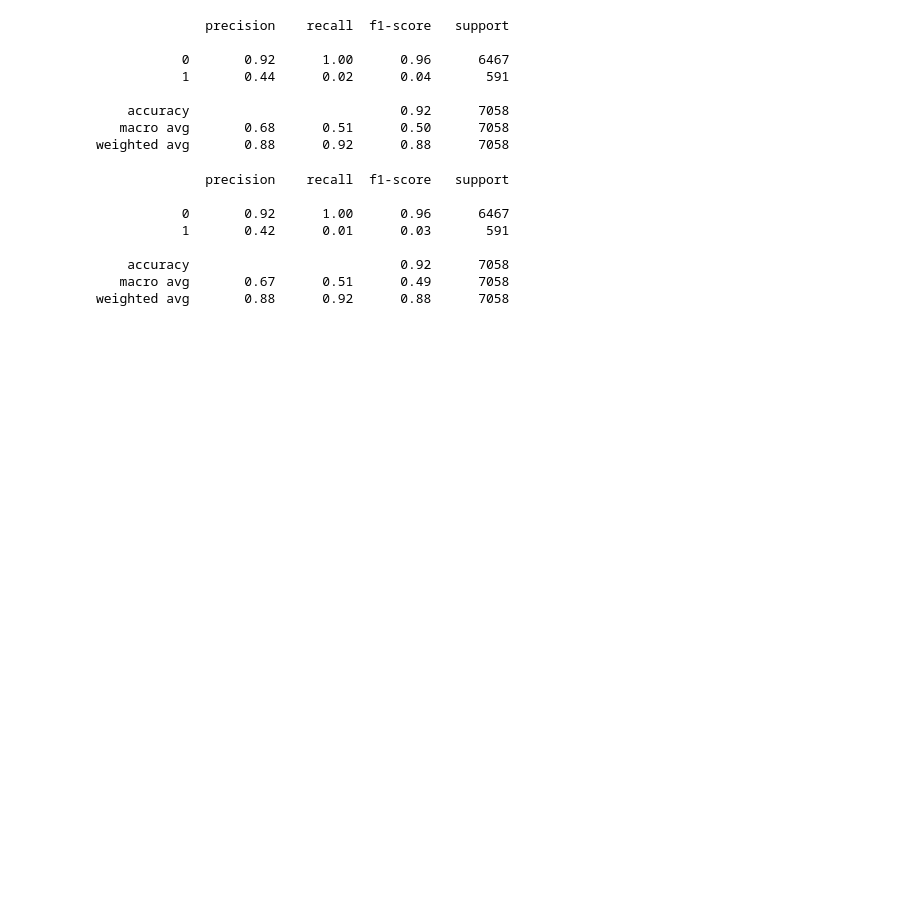
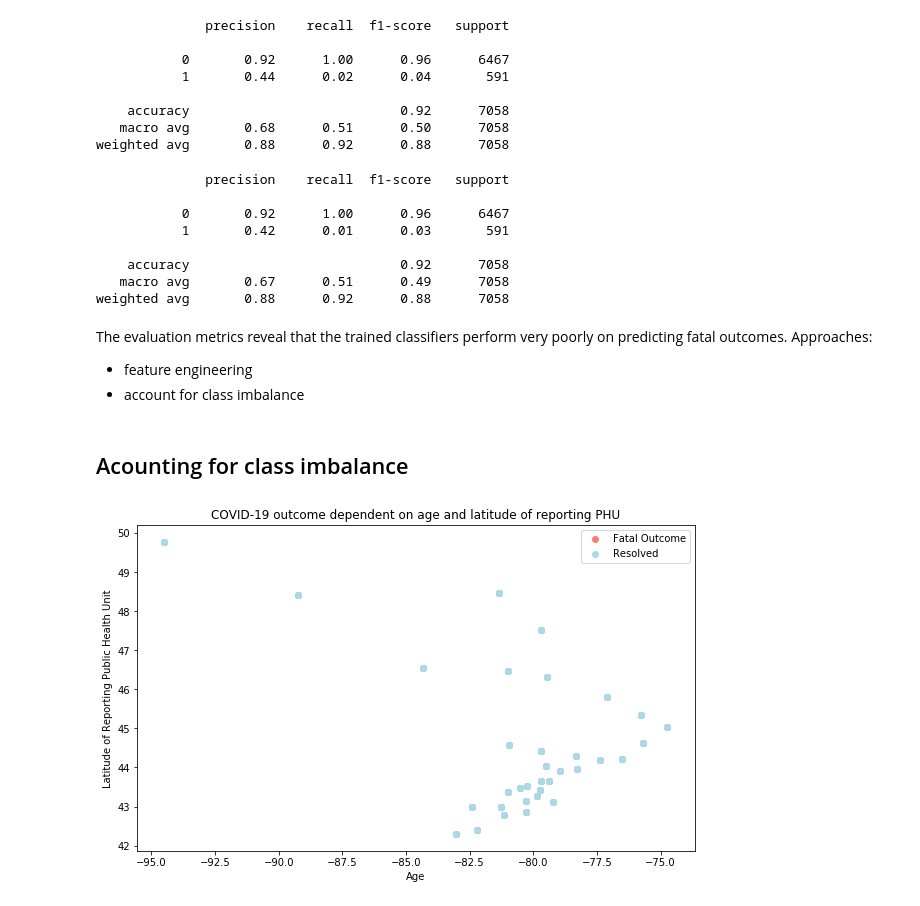
Before and after one commit to janinaschuhmacher/covid-19-data-analysis, a Jupyter notebook: Sample Project COVID-19.ipynb, the cells around one changed output. Saved outputs shown, nothing was run; the diff lists cells and outputs as text; code cells hidden in the pictures; blank space fills up the shorter version.

```diff
--- a/Sample Project COVID-19.ipynb
+++ b/Sample Project COVID-19.ipynb
@@ -281,7 +260,7 @@ Since there is only one missing value for accurate_episode_date, we exclude that
 # %%
 df.dropna(subset = ["accurate_episode_date"], inplace = True)
 # %%
-df.drop(columns=["id", "row_id", "case_acquisitionInfo", "reporting_phu_address", "reporting_phu_website", "specimen_reported_date"], axis =1, inplace =True)
+df.drop(columns=["id", "row_id", "case_acquisitionInfo", "reporting_phu_address", "reporting_phu_website", "specimen_reported_date", "case_reported_date", "test_reported_date"], axis =1, inplace =True)
 # %%
 df.head()
 # %% [output]
@@ -642,3 +715,31 @@ print(classification_report(y_test, y_preds))
     accuracy                           0.92      7058
    macro avg       0.67      0.51      0.49      7058
 weighted avg       0.88      0.92      0.88      7058
+# %% [markdown]
+The evaluation metrics reveal that the trained classifiers perform very poorly on predicting fatal outcomes.
+Approaches:
+* feature engineering
+* account for class imbalance
+# %% [markdown]
+## Acounting for class imbalance
+# %%
+# looking at the features again
+plt.figure(figsize=(10,6))
+
+# Start with positve examples
+plt.scatter(df.reporting_phu_longitude[df.outcome1==1],
+            df.reporting_phu_latitude[df.outcome1==1],
+            c="salmon") # define it as a scatter figure
+
+# Now for negative examples, we want them on the same plot, so we call plt again
+plt.scatter(df.reporting_phu_longitude[df.outcome1==0],
+            df.reporting_phu_latitude[df.outcome1==0],
+            c="lightblue") # axis always come as (x, y)
+
+# Add some helpful info
+plt.title("COVID-19 outcome dependent on age and latitude of reporting PHU")
+plt.xlabel("Age")
+plt.legend(["Fatal Outcome", "Resolved"])
+plt.ylabel("Latitude of Reporting Public Health Unit");
+# %% [output]
+[figure, added]
```
Also changed, not shown: parts of 43 cells of this notebook.
